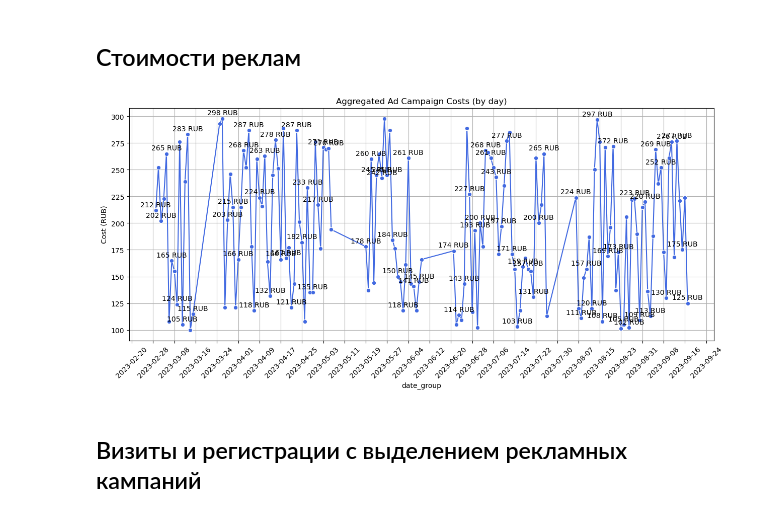
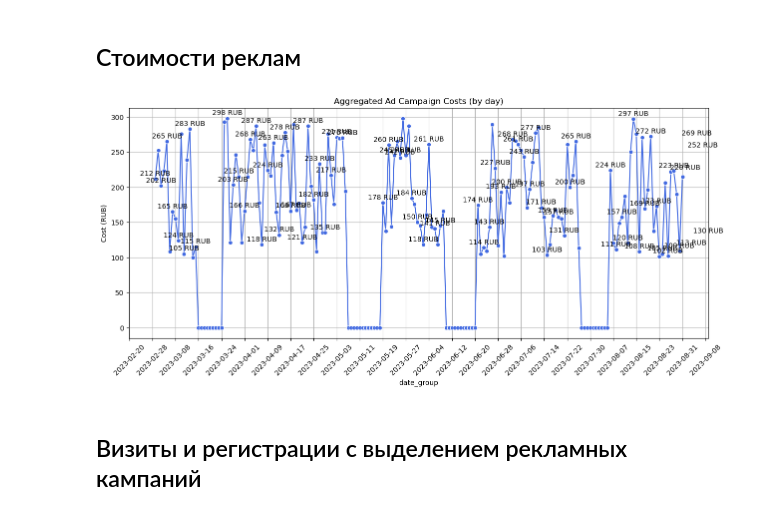
Before and after one commit to LiliyaSamigullina/cr-analysis-study-project, a Jupyter notebook: charts_project.ipynb, the cells around one changed output. Drawn from its saved outputs; the diff is of its cells as text; code cells hidden in the pictures.

```diff
--- a/charts_project.ipynb
+++ b/charts_project.ipynb
@@ -243,29 +243,32 @@ plt.show()
 # %%
 plt.figure(figsize=(15, 6))
 
 ads_grouped2 = ads_df.groupby(['date_group'])['cost'].sum().reset_index()
-ax = sns.lineplot(data=ads_grouped2, x='date_group', y='cost', color='royalblue', marker='o')
+ads_for_vis = pd.merge(conversion_grouped, ads_grouped2, on=['date_group'], how='left')
+ads_for_vis['cost'] = ads_for_vis['cost'].fillna(0)
+
+ax = sns.lineplot(data=ads_for_vis, x='date_group', y='cost', color='royalblue', marker='o')
 
 for i, (x, y) in enumerate(zip(ads_grouped2['date_group'], ads_grouped2['cost'])):
     if i % 2 == 0:
         ax.annotate(
             f'{y:.0f} RUB',
             (x, y),
             textcoords="offset points",
             xytext=(0, 5),
             ha='center'
         )
 
 ax.xaxis.set_major_locator(ticker.MaxNLocator(nbins=30))
 plt.xticks(rotation=45)
 plt.title('Aggregated Ad Campaign Costs (by day)')
 plt.ylabel('Cost (RUB)')
 plt.grid()
 
 plt.savefig('./charts/ads_cost.png')
 plt.show()
 # %% [output]
-[figure, old version]
+[figure, new version]
 # %% [markdown]
 ## Визиты и регистрации с выделением рекламных кампаний
 # %%
```
